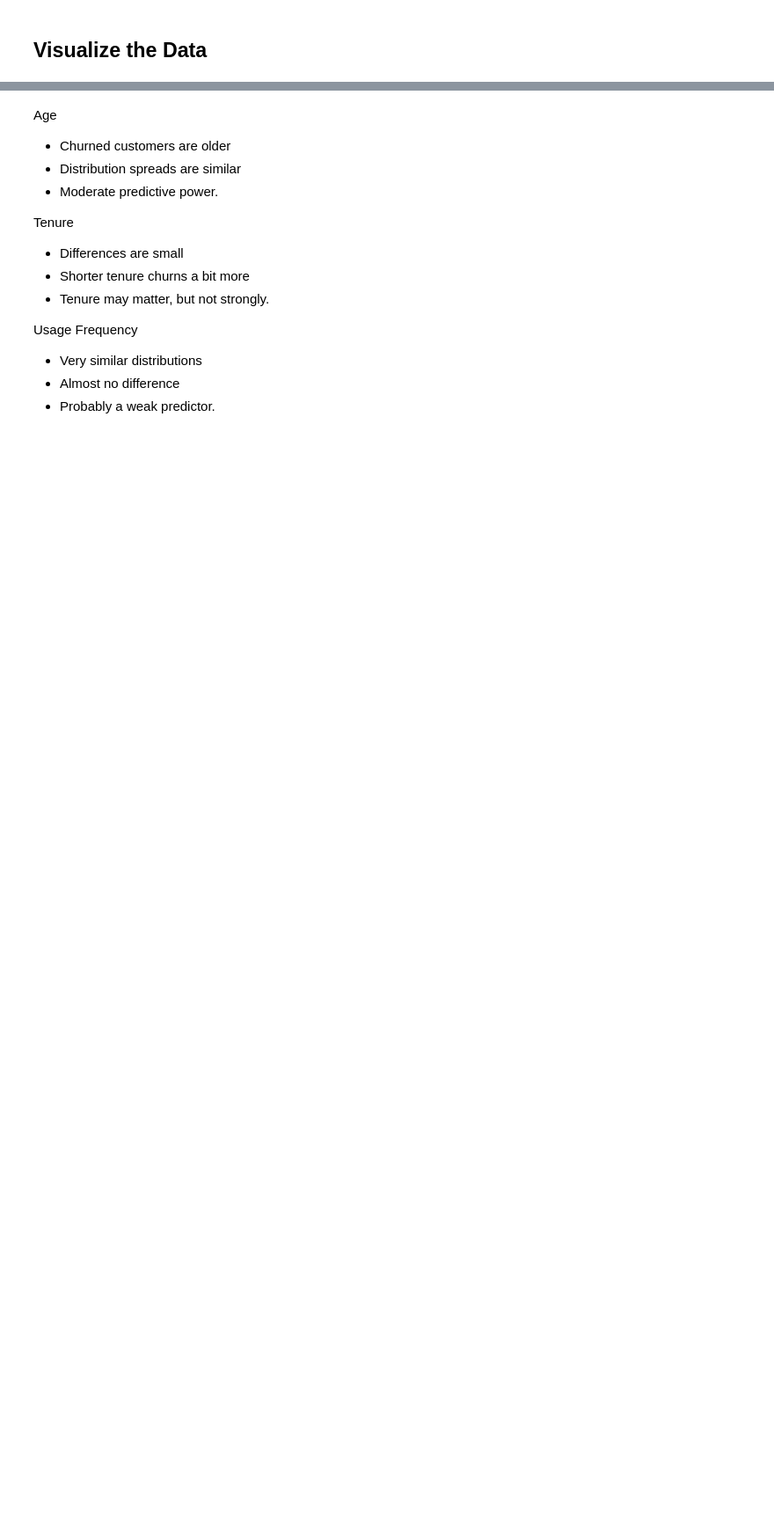
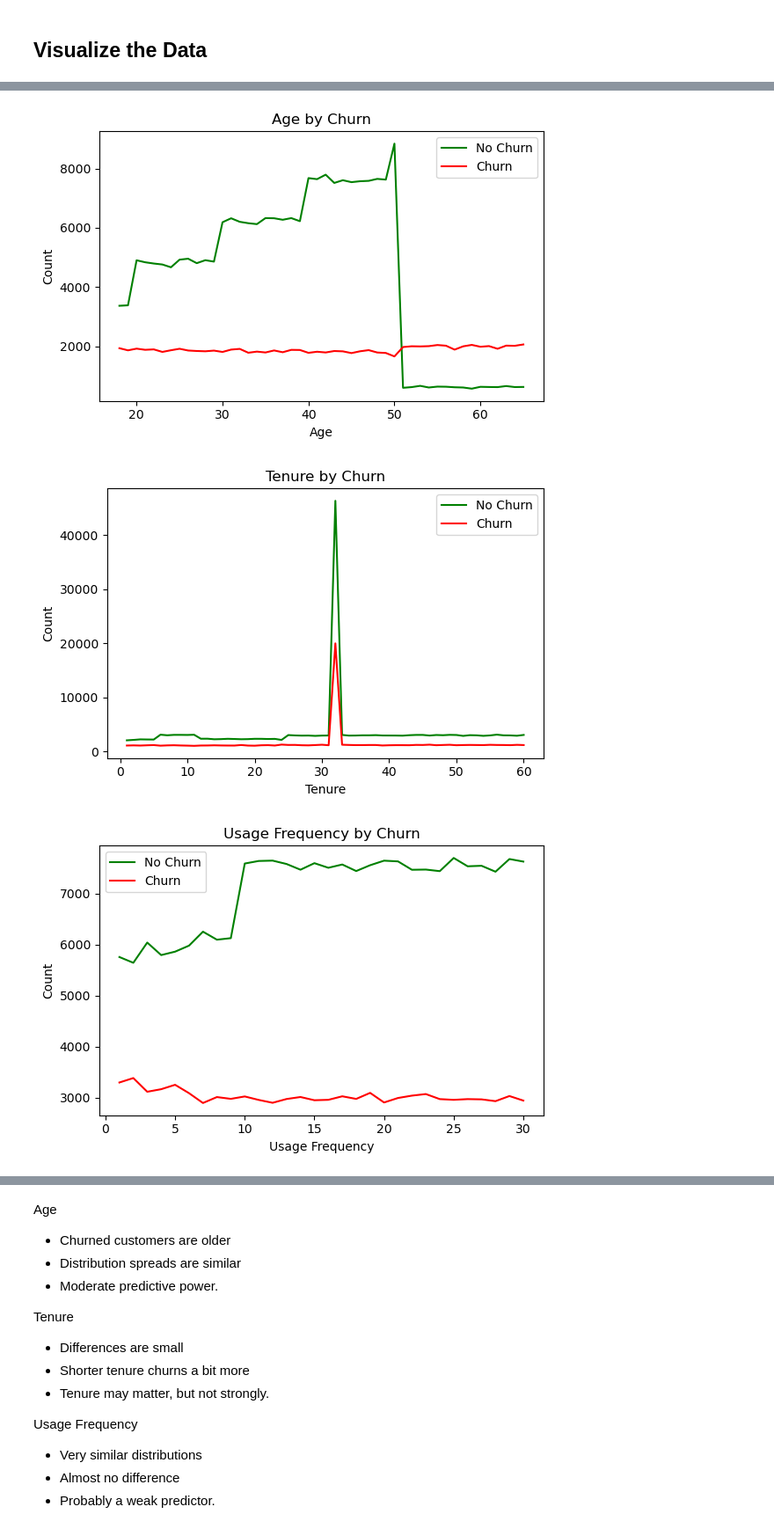
Before and after one commit to KirstenZimmerman/Data-Science-Final-311, a Jupyter notebook: notebooks/eda_analysis.ipynb, the cells around one changed output, grey strips where cells are left out. Shown at 88% size. Cells and saved outputs as stored; diff of their text form; code cells hidden in the pictures; blank space fills up the shorter version.

```diff
--- a/notebooks/eda_analysis.ipynb
+++ b/notebooks/eda_analysis.ipynb
@@ -305,0 +239,39 @@ for col in numeric_cols:
+# %%
+other_cols = [
+    "Age",
+    "Tenure",
+    "Usage Frequency",
+    "Support Calls",
+    "Payment Delay",
+    "Last Interaction",
+]
+
+for col in other_cols:
+    plt.figure(figsize=(6, 4))
+
+    grouped = (
+        train_clean
+        .groupby([col, "Churn"])
+        .size()
+        .reset_index(name="count")
+    )
+
+    for churn_value, color, label in [(0, "green", "No Churn"), (1, "red", "Churn")]:
+        subset = grouped[grouped["Churn"] == churn_value]
+        plt.plot(
+            subset[col],
+            subset["count"],
+            color=color,
+            label=label
+        )
+
+    plt.title(f"{col} by Churn")
+    plt.xlabel(col)
+    plt.ylabel("Count")
+    plt.legend()
+    plt.tight_layout()
+    plt.show()
+# %% [output]
+[figure, added]
+[figure, added]
+[figure, added]
```
Also changed, not shown: parts of 42 cells of this notebook, 13 other files.
